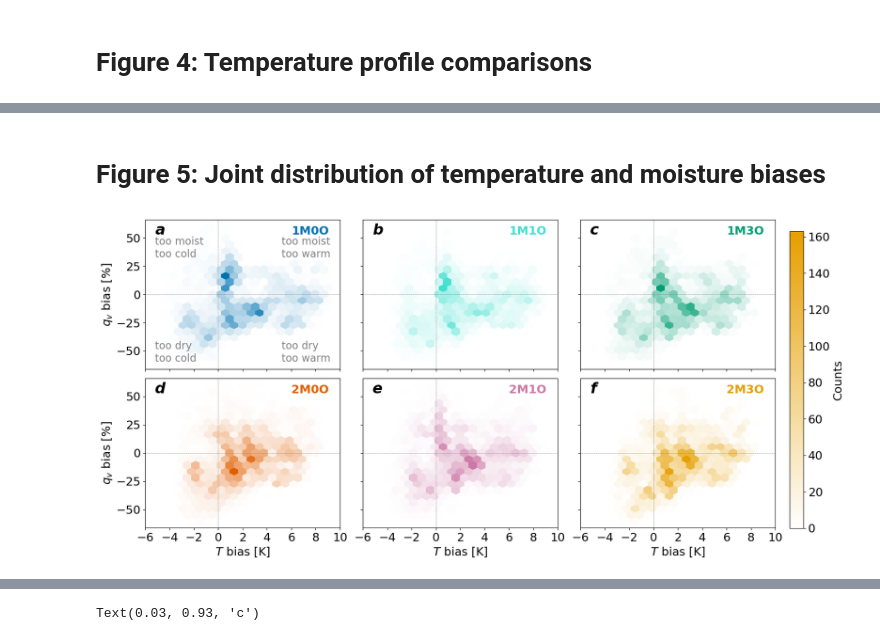
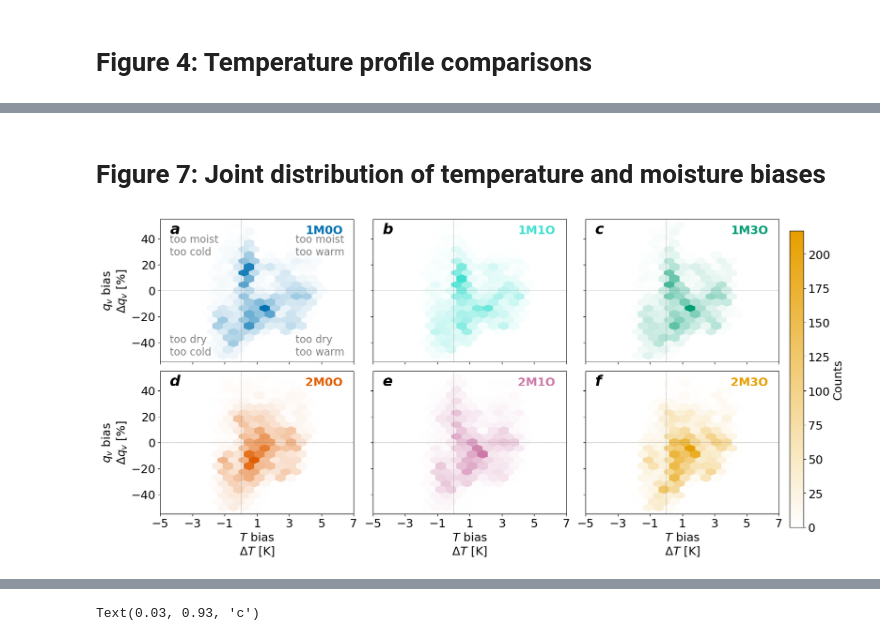
Before and after one commit to sylviasullivan/UTLS-profiles, a Jupyter notebook: Figures_article3.ipynb, the cells around one changed output, grey strips where cells are left out. Cells and saved outputs as stored; diff of their text form; code cells hidden in the pictures.

```diff
--- a/Figures_article3.ipynb
+++ b/Figures_article3.ipynb
@@ -317,10 +363,11 @@ mls_temperature_filtered = mls_temperature[mask, :]
 # %%
 # Sonde data
-sonde_id = [ '42182', '42867', '42089' ]
+#sonde_id = [ '42182', '42867', '42089' ]
+sonde_id = [ '42379', '42492', '42701', '42867', '42809', '42361' ]
 sonde_list_temperature = []
 sonde_list_pressure = []
 for i in sonde_id:
-    fi = bd + 'Sonde-' + i + '-20170808T00.txt'
+    fi = bd + 'Sonde/Sonde-' + i + '-20170808T00.txt'
     df_raw = pd.read_csv( fi, sep='\s+', header=None, engine='python' )
 
     # Use the first row of text as column headers
@@ -487,0 +676,20 @@ plt.show()
+# %%
+# Sonde data
+#sonde_id = [ '42182', '42867', '42089' ]
+sonde_list_pressure = []
+sonde_id = [ '42379', '42492', '42701', '42867', '42809', '42361' ]
+sonde_list_qv = []
+for i in sonde_id:
+    fi = bd + 'Sonde/Sonde-' + i + '-20170808T00.txt'
+    df_raw = pd.read_csv( fi, sep='\s+', header=None, engine='python' )
+
+    # Use the first row of text as column headers
+    new_columns = [f"{var} [{unit}]" for var, unit in zip(df_raw.iloc[0], df_raw.iloc[1])]
+    df_raw.columns = new_columns
+    df_clean = df_raw.drop(index=[0, 1]).reset_index(drop=True).astype(float)
+
+    # Append the temperature, qv, and pressure to sonde_list_temperature
+    p = df_clean['PRES [hPa]'].values
+    sonde_list_pressure.append( p )
+    qv_clean = df_clean['MIXR [g/kg]'].values * conv * 10**3
+    sonde_list_qv.append( np.where( p > 120, qv_clean, np.nan) ) # not sure of rationale for the 120 threshold here
@@ -488,5 +829,5 @@ plt.show()
 # %% [markdown]
-# Figure 5: Joint distribution of temperature and moisture biases
+# Figure 7: Joint distribution of temperature and moisture biases
 # %%
 # Which set of synthetic trajectory files to read?
 tag = '_E'  # E = 'extract', default 500 synthetic trajectories
@@ -519,7 +860,8 @@ for i, sl in zip(np.arange(len(sim_list)), sim_list):
     qv_sim = xr.where( alt_obs > 14000, qv_sim, np.nan )
 
     # Calculate biases in temperature and specific humidity
-    vals[i,0] = t_sim - t_obs
+    vals[i,0] = (t_sim - t_obs)/t_obs*100
+    #vals[i,0] = (t_sim - t_obs)
     vals[i,1] = (qv_sim - qv_obs)/qv_obs*100
 
     #t_vals[i,0] = t_sim
@@ -532,39 +874,45 @@ fig, axs = plt.subplots(2, 3, figsize=(15, 8), sharex=True, sharey=True)
 fig.subplots_adjust(hspace=0.3, wspace=0.3)
 panel_labels = ['a','b','c','d','e','f']
 
 for (idx, ax), sl in zip(enumerate(axs.flat), sim_list):
     # Create a contourf plot with the temperature and specific humidity biases
     cmap = LinearSegmentedColormap.from_list("custom_seq", ["white", farbe[sl]])
-    hb = ax.hexbin( vals[idx,0], vals[idx,1], gridsize=20, extent=[-5, 9, -60, 60], cmap=cmap )
+    hb = ax.hexbin( vals[idx,0], vals[idx,1], gridsize=20, extent=[-5, 8, -50, 50], cmap=cmap ) #[-5, 9, -60, 60]
     ax.axhline(0, color='gray', linewidth=0.5, linestyle='--')
     ax.axvline(0, color='gray', linewidth=0.5, linestyle='--')
     ax.tick_params(labelsize=fs)
     if idx % 3 == 0:
-        ax.set_ylabel(r"$q_v$ bias [%]", fontsize=fs)
+        ax.set_ylabel(r"$q_v$ bias"
+                      "\n"
+                      "$\Delta q_v$ [%]", fontsize=fs)
     if idx // 3 == 1:
-        ax.set_xlabel(r"$T$ bias [K]", fontsize=fs)
+        ax.set_xlabel(r"$T$ bias"
+                      "\n"
+                      "$\Delta T$ [K]", fontsize=fs)
     ax.text(0.05, 0.9, panel_labels[idx], transform=ax.transAxes, fontstyle='italic', fontsize=fs+5, fontweight='bold')
     ax.text(0.75, 0.9, sl, transform=ax.transAxes, fontsize=fs, color=farbe[sl], fontweight='bold')
+    ax.set_xlim([-5,5])
 
 axs[0,0].text( 0.7, 0.75, 'too moist \ntoo warm', color='gray', fontsize=fs-2, transform=axs[0,0].transAxes )
 axs[0,0].text( 0.7, 0.05, 'too dry \ntoo warm', color='gray', fontsize=fs-2, transform=axs[0,0].transAxes )
 axs[0,0].text( 0.05, 0.75, 'too moist \ntoo cold', color='gray', fontsize=fs-2, transform=axs[0,0].transAxes )
 axs[0,0].text( 0.05, 0.05, 'too dry \ntoo cold', color='gray', fontsize=fs-2, transform=axs[0,0].transAxes )
 
 for ax in axs.flat:
-    ax.set_xticks(np.arange(-6, 11, 2))
+    #ax.set_xticks(np.arange(-5, 5, 1))
+    ax.set_xticks(np.arange(-5, 9, 2))
 
 # Create a single vertical colorbar spanning both rows of subplots
 cbar_ax = fig.add_axes([1.0, 0.1, 0.02, 0.8])
 cbar = fig.colorbar(hb, cax=cbar_ax)
 cbar.set_label('Counts', fontsize=fs)
 cbar.ax.tick_params(labelsize=fs)
 plt.tight_layout(rect=[0, 0, 1, 0.95])
 
-fig.savefig( 'output/T-qv-joint-distributions' + tag + '.pdf', bbox_inches='tight' )
+#fig.savefig( 'output/T-qv-joint-distributions' + tag + '.pdf', bbox_inches='tight' )
 plt.show()
 # %% [output]
-[figure, old version]
+[figure, new version]
 # %%
 fs = 18
 fig, axs = plt.subplots(2, 3, figsize=(15, 8))
```
Also changed, not shown: parts of 61 cells of this notebook, 2 other files.
